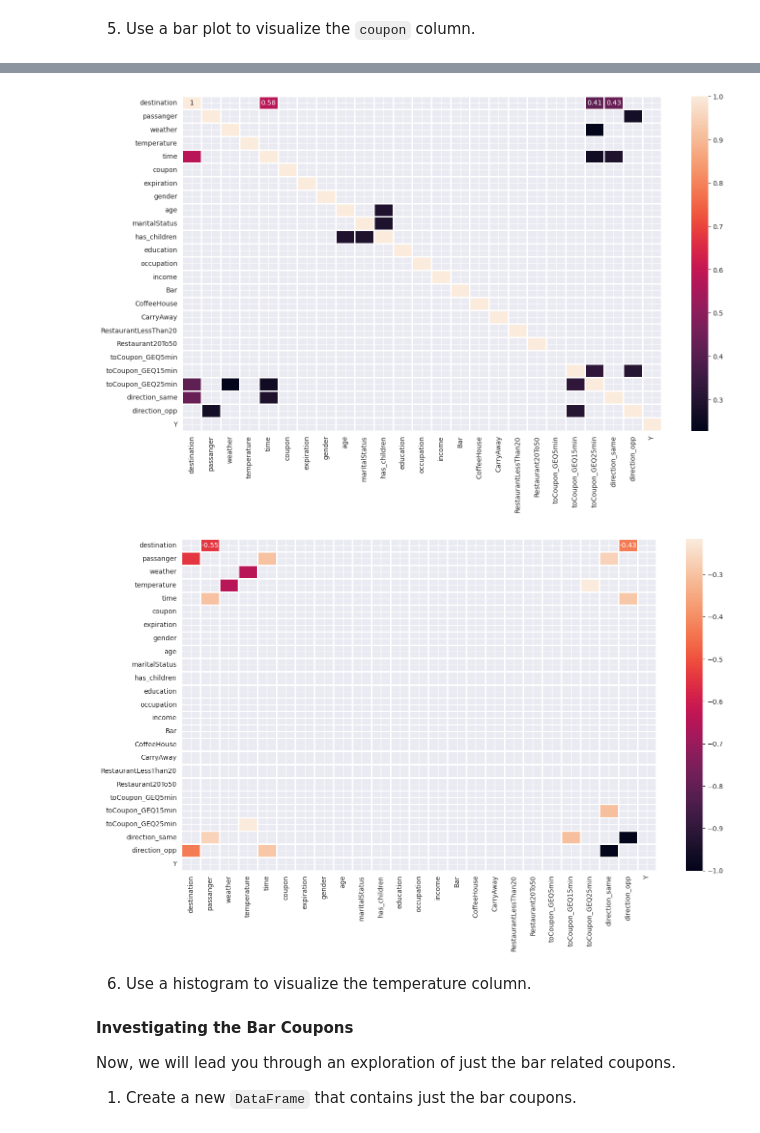
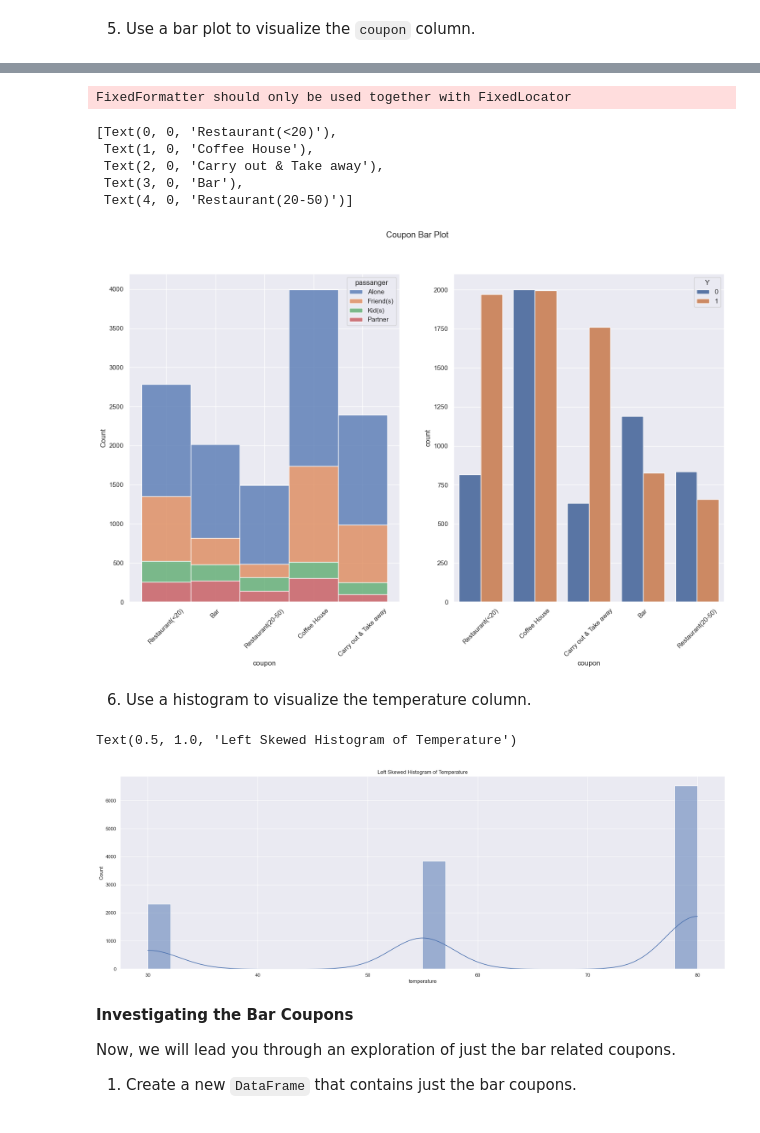
Before and after one commit to PlamenStilyianov/Professional_Certificate_in_ML_and_AI, a Jupyter notebook: Module5/prompt.ipynb, the cells around one changed output, grey strips where cells are left out. Drawn from its saved outputs; the diff is of its cells as text; code cells hidden in the pictures.

```diff
--- a/Module5/prompt.ipynb
+++ b/Module5/prompt.ipynb
@@ -314,17 +337,29 @@ corr_2_neg = corr[corr < -0.2]
-# %%
-#positive relationship
-plt.figure(figsize=(16,9))
-ax = sns.heatmap(corr_2, annot=True, linewidths=2)
-# %% [output]
-[figure, removed]
-# %%
-#negative relationship
-plt.figure(figsize=(16,9))
-ax = sns.heatmap(corr_2_neg, annot=True, linewidths=2)
-# %% [output]
-[figure, removed]
+# %%
+fig, axes = plt.subplots(1, 2, figsize=(18, 10))
+fig.suptitle('Coupon Bar Plot')
+df_coupon = df_new.groupby('passanger', group_keys=True).apply(lambda x:x)[['passanger','coupon']]
+chart=sns.histplot(ax=axes[0], data=df_coupon, x="coupon", hue="passanger", multiple="stack")
+chart.set_xticklabels(chart.get_xticklabels(), rotation=45)
+chart1=sns.countplot(ax=axes[1], data=df_new, x='coupon', hue='Y')
+chart1.set_xticklabels(chart1.get_xticklabels(), rotation=45)
+# %% [output]
+FixedFormatter should only be used together with FixedLocator
+[Text(0, 0, 'Restaurant(<20)'),
+ Text(1, 0, 'Coffee House'),
+ Text(2, 0, 'Carry out & Take away'),
+ Text(3, 0, 'Bar'),
+ Text(4, 0, 'Restaurant(20-50)')]
+[figure, added]
 # %% [markdown]
 6. Use a histogram to visualize the temperature column.
+# %%
+sns.set()
+fig, axes = plt.subplots(1,1, figsize=(25,8))
+sns.histplot(df_new["temperature"], kde = True)
+axes.set_title('Left Skewed Histogram of Temperature')
+# %% [output]
+Text(0.5, 1.0, 'Left Skewed Histogram of Temperature')
+[figure, added]
 # %% [markdown]
 **Investigating the Bar Coupons**
 
```
Also changed, not shown: parts of 39 cells of this notebook.
